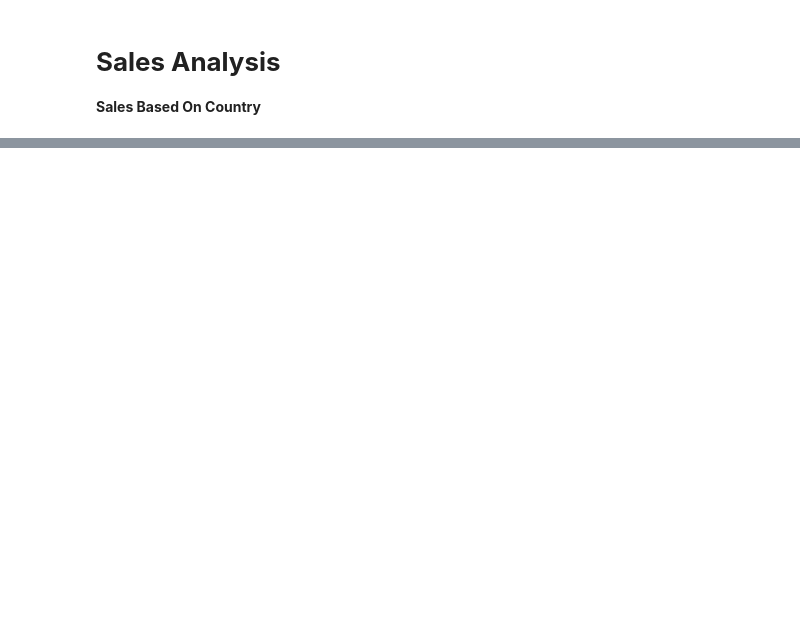
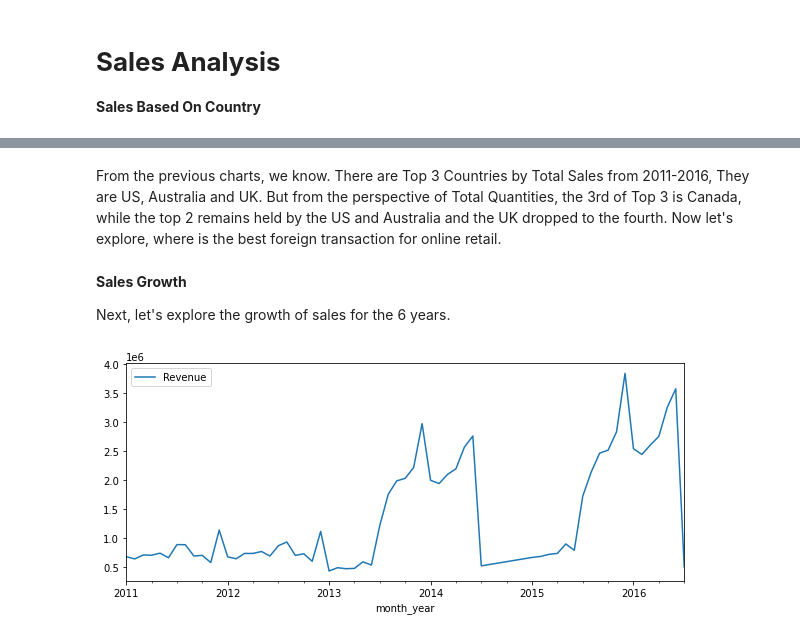
Before and after one commit to wahyunh10/Project-Bike-Sales-in-Europe, a Jupyter notebook: Project_Bike_Sales_in_Europe.ipynb, the cells around one changed output, grey strips where cells are left out. Cells and saved outputs as stored; diff of their text form; code cells hidden in the pictures; blank space fills up the shorter version.

```diff
--- a/Project_Bike_Sales_in_Europe.ipynb
+++ b/Project_Bike_Sales_in_Europe.ipynb
@@ -201,0 +174,11 @@ plt.show()
+# %% [markdown]
+From the previous charts, we know. There are Top 3 Countries by Total Sales from 2011-2016, They are US, Australia and UK. But from the perspective of Total Quantities, the 3rd of Top 3 is Canada, while the top 2 remains held by the US and Australia and the UK dropped to the fourth. Now let's explore, where is the best foreign transaction for online retail.
+# %% [markdown]
+**Sales Growth**
+
+Next, let's explore the growth of sales for the 6 years.
+# %%
+Sales_Gr = pd.DataFrame(df.groupby(['month_year']).agg({'Revenue':'sum'})).reset_index()
+Sales_Gr.plot(x='month_year', figsize=(10,4));
+# %% [output]
+[figure, added]
```
Also changed, not shown: parts of 45 cells of this notebook.
